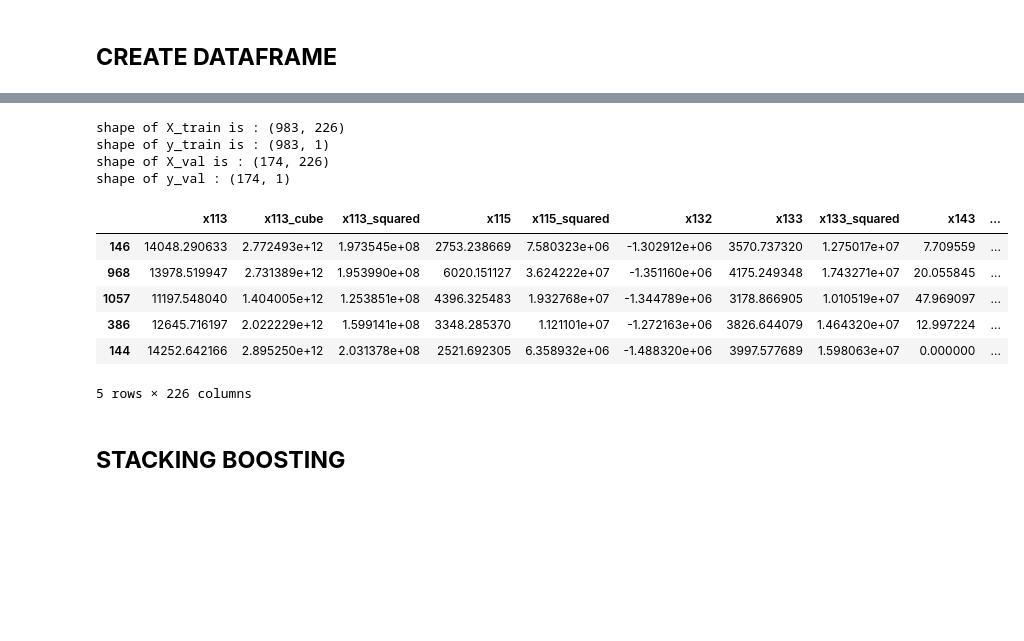
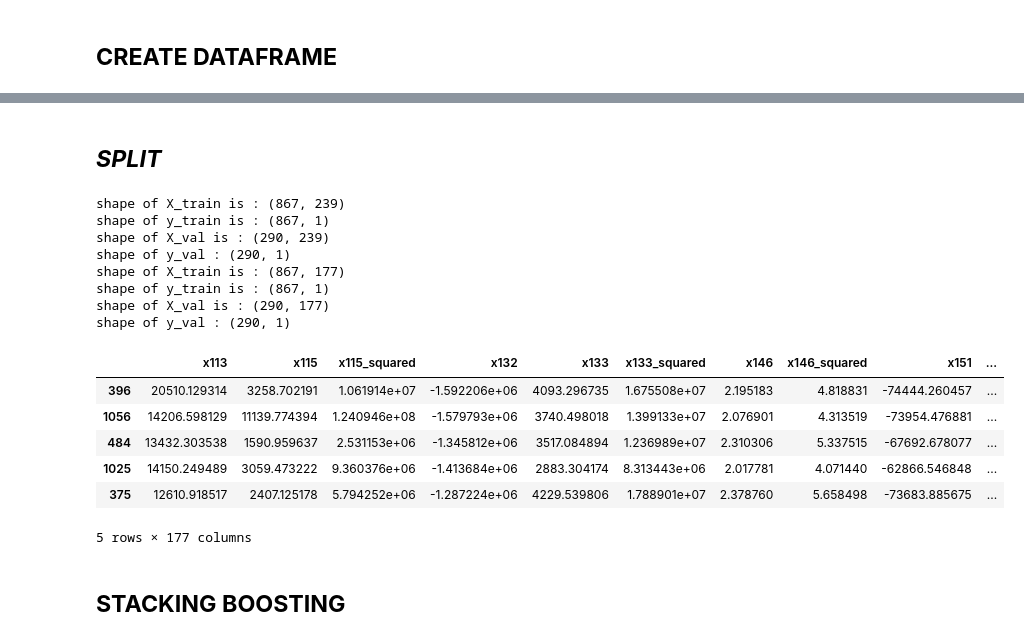
Before and after one commit to lambione/ETH-KAGGLE-COMPETITIONS-AML, a Jupyter notebook: PROJECT_1/mri_detection.ipynb, the cells around one changed output, grey strips where cells are left out. Drawn from its saved outputs; the diff is of its cells as text; code cells hidden in the pictures; blank space fills up the shorter version.

```diff
--- a/PROJECT_1/mri_detection.ipynb
+++ b/PROJECT_1/mri_detection.ipynb
@@ -370,7 +370,7 @@ else:
 corr_with_age = X_imp_train.apply(lambda x: np.corrcoef(x, y_age)[0, 1])
 corr_sorted = corr_with_age.sort_values()
 
-top_features_negative = corr_sorted.index[:40]
+top_features_negative = corr_sorted.index[:32]
 
 # bins = [0, 45, 50, 55, 60, 65, 70, 75, 80, np.inf]
 # labels = ['≤45', '46–50', '51–55', '56–60', '61–65', '66–70', '71–75', '76–80', '>80']
@@ -417,7 +417,7 @@ else:
 corr_with_age = X_imp_train.apply(lambda x: np.corrcoef(x, y_age)[0, 1])
 corr_sorted = corr_with_age.sort_values(ascending=False)
 
-top_features_positive = corr_sorted.index[:40]
+top_features_positive = corr_sorted.index[:32]
 
 # Define age bins
 # bins = [0, 45, 50, 55, 60, 65, 70, 75, 80, np.inf]
@@ -623,26 +648,43 @@ Total selected features: 226
+# %% [markdown]
+## __*SPLIT*__
 # %%
 from sklearn.model_selection import train_test_split
 
-X_train, X_val, y_train, y_val = train_test_split(X_train_final, y_train_df, test_size=0.15, random_state=42)
+X_train_more, X_val_more, y_train_more, y_val_more = train_test_split(X_train_final_more, y_train_df, test_size=0.25, random_state=42)
 
-print(f"shape of X_train is : {X_train.shape}")
-print(f"shape of y_train is : {y_train.shape}")
-print(f"shape of X_val is : {X_val.shape}")
-print(f"shape of y_val : {y_val.shape}")
+print(f"shape of X_train is : {X_train_more.shape}")
+print(f"shape of y_train is : {y_train_more.shape}")
+print(f"shape of X_val is : {X_val_more.shape}")
+print(f"shape of y_val : {y_val_more.shape}")
 
-X_train.head()
+X_train_more.head()
+
+from sklearn.model_selection import train_test_split
+
+X_train_less, X_val_less, y_train_less, y_val_less = train_test_split(X_train_final_less, y_train_df, test_size=0.25, random_state=42)
+
+print(f"shape of X_train is : {X_train_less.shape}")
+print(f"shape of y_train is : {y_train_less.shape}")
+print(f"shape of X_val is : {X_val_less.shape}")
+print(f"shape of y_val : {y_val_less.shape}")
+
+X_train_less.head()
 # %% [output]
-shape of X_train is : (983, 226)
-shape of y_train is : (983, 1)
-shape of X_val is : (174, 226)
-shape of y_val : (174, 1)
+shape of X_train is : (867, 239)
+shape of y_train is : (867, 1)
+shape of X_val is : (290, 239)
+shape of y_val : (290, 1)
+shape of X_train is : (867, 177)
+shape of y_train is : (867, 1)
+shape of X_val is : (290, 177)
+shape of y_val : (290, 1)
-|  | x113 | x113_cube | x113_squared | x115 | x115_squared | x132 | x133 | x133_squared | x143 | ... |
-| 146 | 14048.290633 | 2.772493e+12 | 1.973545e+08 | 2753.238669 | 7.580323e+06 | -1.302912e+06 | 3570.737320 | 1.275017e+07 | 7.709559 | ... |
-| 968 | 13978.519947 | 2.731389e+12 | 1.953990e+08 | 6020.151127 | 3.624222e+07 | -1.351160e+06 | 4175.249348 | 1.743271e+07 | 20.055845 | ... |
-| 1057 | 11197.548040 | 1.404005e+12 | 1.253851e+08 | 4396.325483 | 1.932768e+07 | -1.344789e+06 | 3178.866905 | 1.010519e+07 | 47.969097 | ... |
-| 386 | 12645.716197 | 2.022229e+12 | 1.599141e+08 | 3348.285370 | 1.121101e+07 | -1.272163e+06 | 3826.644079 | 1.464320e+07 | 12.997224 | ... |
-| 144 | 14252.642166 | 2.895250e+12 | 2.031378e+08 | 2521.692305 | 6.358932e+06 | -1.488320e+06 | 3997.577689 | 1.598063e+07 | 0.000000 | ... |
+|  | x113 | x115 | x115_squared | x132 | x133 | x133_squared | x146 | x146_squared | x151 | ... |
+| 396 | 20510.129314 | 3258.702191 | 1.061914e+07 | -1.592206e+06 | 4093.296735 | 1.675508e+07 | 2.195183 | 4.818831 | -74444.260457 | ... |
+| 1056 | 14206.598129 | 11139.774394 | 1.240946e+08 | -1.579793e+06 | 3740.498018 | 1.399133e+07 | 2.076901 | 4.313519 | -73954.476881 | ... |
+| 484 | 13432.303538 | 1590.959637 | 2.531153e+06 | -1.345812e+06 | 3517.084894 | 1.236989e+07 | 2.310306 | 5.337515 | -67692.678077 | ... |
+| 1025 | 14150.249489 | 3059.473222 | 9.360376e+06 | -1.413684e+06 | 2883.304174 | 8.313443e+06 | 2.017781 | 4.071440 | -62866.546848 | ... |
+| 375 | 12610.918517 | 2407.125178 | 5.794252e+06 | -1.287224e+06 | 4229.539806 | 1.788901e+07 | 2.378760 | 5.658498 | -73683.885675 | ... |
-5 rows × 226 columns
+5 rows × 177 columns
 # %% [markdown]
 ## __STACKING BOOSTING__
 # %%
```
Also changed, not shown: parts of 7 cells of this notebook.
